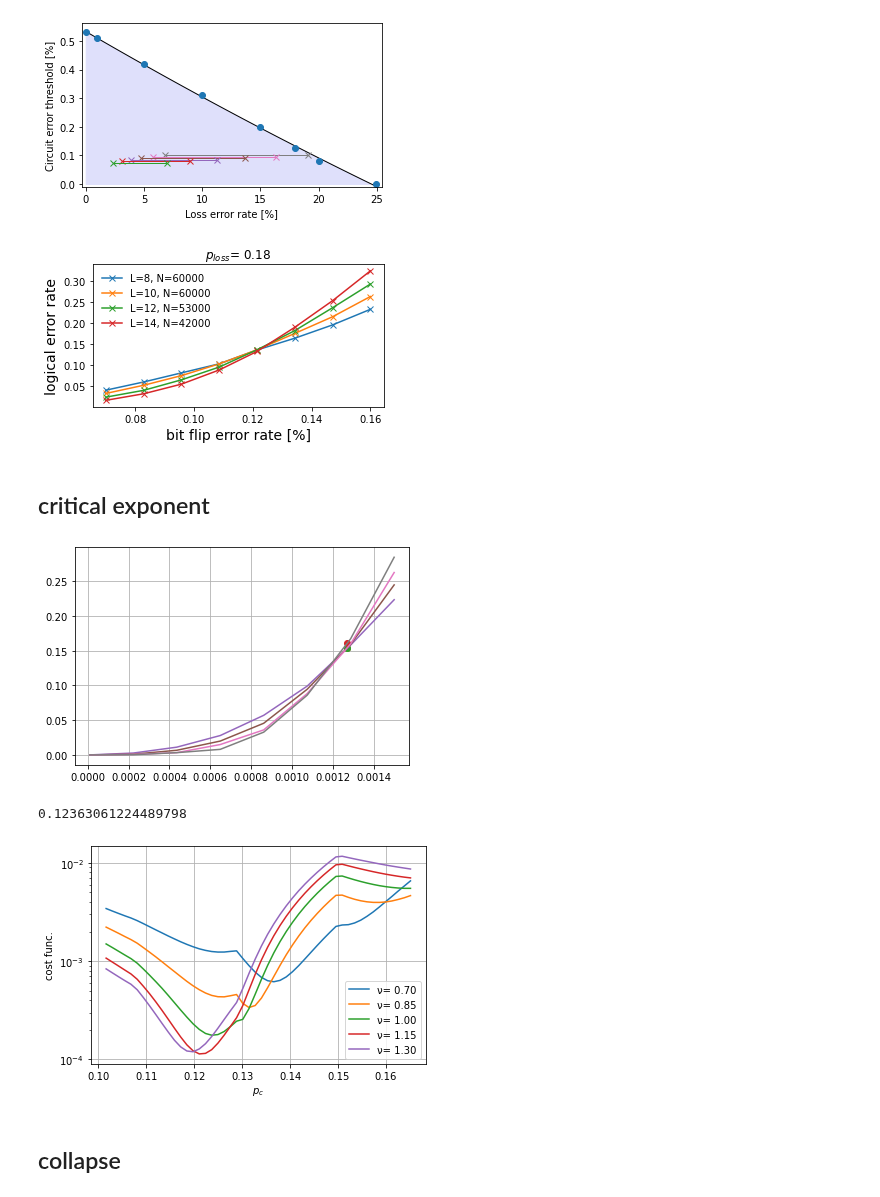
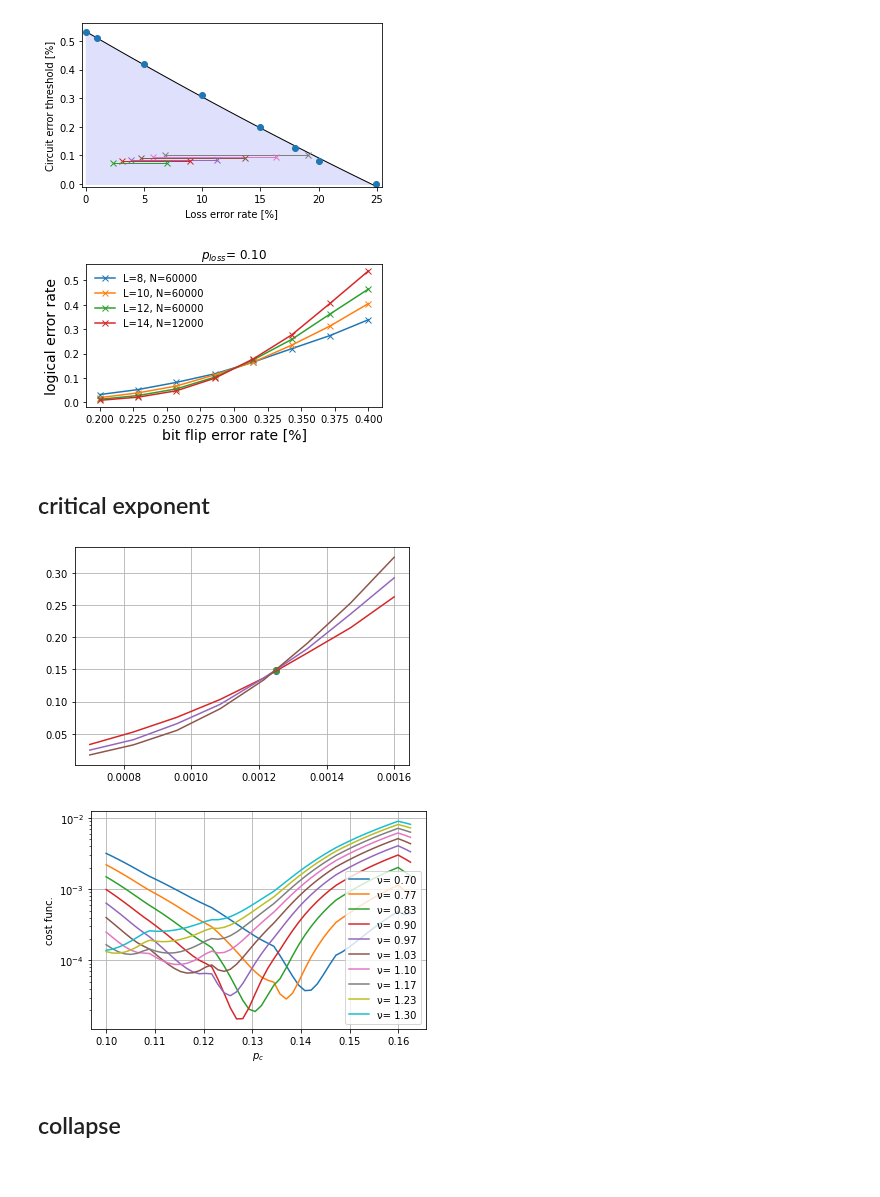
Before and after one commit to hassan-shap/quantum-emitter, a Jupyter notebook: pp_threshold_qdot.ipynb, the cells around one changed output. Saved outputs shown, nothing was run; the diff lists cells and outputs as text; code cells hidden in the pictures.

```diff
--- a/pp_threshold_qdot.ipynb
+++ b/pp_threshold_qdot.ipynb
@@ -367,8 +367,8 @@ plt.show()
 # %%
 ### 0.2 loss
 repeat = 60
-L_list = [8,10,12,14]
-prob_l = 0.18
+L_list = [8,10,12,14,16]
+prob_l = 0.1
 
 plt.figure(1,figsize=(5,3))
 for i_L, L in enumerate(L_list):
@@ -433,18 +433,18 @@ plt.tight_layout()
 # plt.savefig("figs/qdot_loss_%.2f_threshold.pdf" % (prob_l))
 plt.show()
 # %% [output]
-[figure, old version]
+[figure, new version]
 # %% [markdown]
 ## critical exponent
 # %%
 ### loading data
-repeat = 100
-L_list = [10,12,14,16]
+repeat = 60
+L_list = [10,12,14]
 # L_list = [6,8,10] # [10,12,14,16]#
 prob_l = 0.18
 
 p_loss = np.array([0,0.01,0.05,0.1,0.15,0.18,0.2,0.249])
-p_th = np.array([0.00525,0.0051,0.0042,0.0031,0.002,0.00127,0.0008,0])
+p_th = np.array([0.00525,0.0051,0.0042,0.003,0.00188,0.00125,0.0008,0])
 pc0 = p_th[np.argwhere(p_loss==prob_l)[0,0]]
 
 failure_ratio_tot = np.zeros((len(L_list),8))
@@ -465,21 +465,21 @@ for i_L, L in enumerate(L_list):
             fail_prob_avg += fail_prob_z
             # loss_prob_avg += loss_prob
             Ntot += Nrep
-    for i_rep in range(repeat):
-        fname = "data_loss_qdot/" + "p1_eq_p2_p_%.2f_L_%d_i_%d_new2.npz" % (prob_l,L,i_rep)
-        if os.path.exists(fname):
-            npz_file = np.load(fname)
-            p1_list, loss_prob, fail_prob_z, Nrep_loss, Nrep_flip = npz_file['p1_list'], npz_file['loss_prob'], npz_file['fail_prob_z'], npz_file['Nrep_loss'], npz_file['Nrep_flip']
-            if first :
-                first = False
-                fail_prob_avg = np.zeros(len(p1_list))
-                loss_prob_avg = 0
-                Ntot_loss = 0
-                Ntot_flip = 0
-                Ntot = 0
-            fail_prob_avg += (fail_prob_z+loss_prob)
-            loss_prob_avg += loss_prob
-            Ntot += Nrep_loss#*(Nrep_loss-loss_prob)+loss_prob
+    # for i_rep in range(repeat):
+    #     fname = "data_loss_qdot/" + "p1_eq_p2_p_%.2f_L_%d_i_%d_new2.npz" % (prob_l,L,i_rep)
+    #     if os.path.exists(fname):
+    #         npz_file = np.load(fname)
+    #         p1_list, loss_prob, fail_prob_z, Nrep_loss, Nrep_flip = npz_file['p1_list'], npz_file['loss_prob'], npz_file['fail_prob_z'], npz_file['Nrep_loss'], npz_file['Nrep_flip']
+    #         if first :
+    #             first = False
+    #             fail_prob_avg = np.zeros(len(p1_list))
+    #             loss_prob_avg = 0
+    #             Ntot_loss = 0
+    #             Ntot_flip = 0
+    #             Ntot = 0
+    #         fail_prob_avg += (fail_prob_z+loss_prob)
+    #         loss_prob_avg += loss_prob
+    #         Ntot += Nrep_loss#*(Nrep_loss-loss_prob)+loss_prob
     if not first:
         failure_ratio_tot[i_L,:]=(fail_prob_avg/Ntot)
         # plt.plot(p1_list,failure_ratio_tot[i_L,:],".-", color="C%d" % (i_L), label="L=%d, N=%d" % (L,Ntot))
@@ -495,11 +495,11 @@ plt.plot(p1_list,failure_ratio_tot.T)
 plt.grid()
 plt.show()
 # %% [output]
-[figure, old version]
+[figure, new version]
 # %%
 ## tuning pc
 ############
-ν_list = np.linspace(0.7,1.3,5)
+ν_list = np.linspace(0.7,1.3,10)
 Svals = np.copy(failure_ratio_tot)
 
 plt.figure()
@@ -507,35 +507,34 @@ plt.figure()
 for ν in ν_list:
     pc_list = np.linspace(0.8,1.3)*pc0
     cost= np.zeros(len(pc_list))
 
     r_value= np.zeros((len(pc_list),len(L_list)))
     for i_p, pc in enumerate(pc_list):
         xvals = np.zeros((len(L_list),len(p1_list)))
         for i_L, L in enumerate(L_list):
             xvals[i_L,:] = (p1_list-pc) * L**(1/ν)
         xi = np.linspace(xvals[0,0],xvals[0,-1])
         # plt.plot(xvals,Svals,"o")
         y_vec = np.zeros((len(L_list),len(xi)))
         for i_L, L in enumerate(L_list):
             fc = np.interp(pc,p1_list,Svals[i_L,:])
             Svals[i_L,:] -= fc
             y_vec[i_L,:] = np.interp(xi,xvals[i_L,:] ,Svals[i_L,:] )
         cost[i_p] = np.sum(np.var(y_vec,axis = 0))
 
     plt.plot(100*pc_list, cost,"-",markersize=4,label="ν= %.2f" % (ν))
     if ν == 1:
         print(100*pc_list[np.argmin(cost)])
 plt.ylabel("cost func.")
 plt.xlabel(r"$p_c$")
 plt.yscale("log")
 plt.grid()
 plt.legend()
 plt.show()
 
 # [0.295-0.314,0.195,0.08-0.09]
 # %% [output]
-0.12363061224489798
-[figure, old version]
+[figure, new version]
 # %% [markdown]
 ## collapse
 # %%
```
Also changed, not shown: parts of 1 cell of this notebook, 17 other files.
